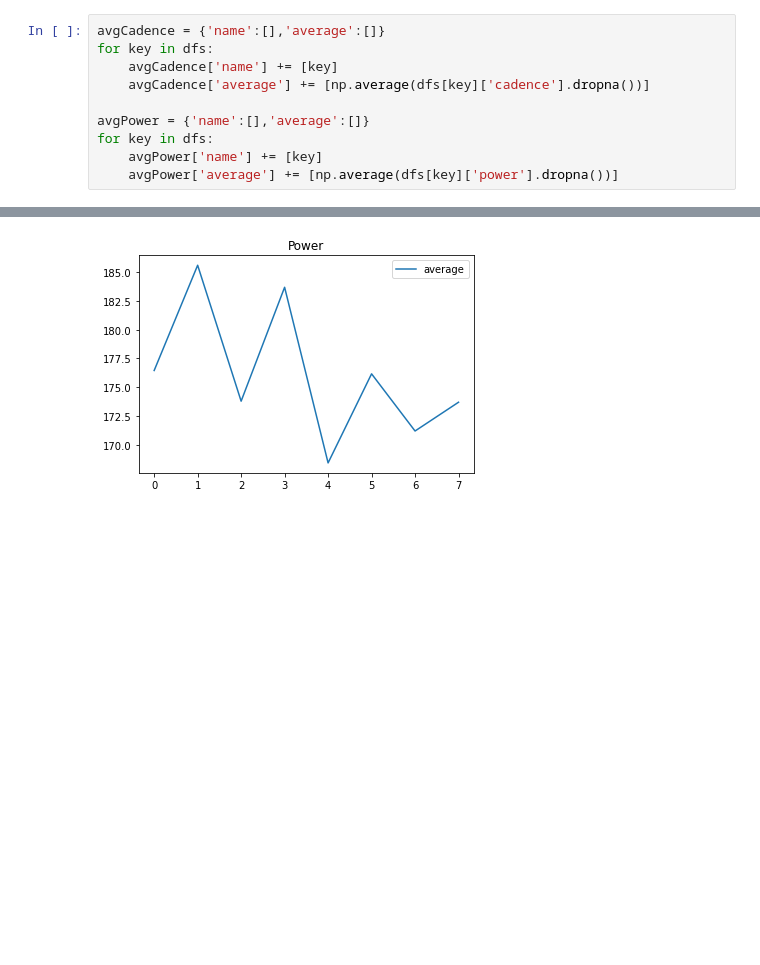
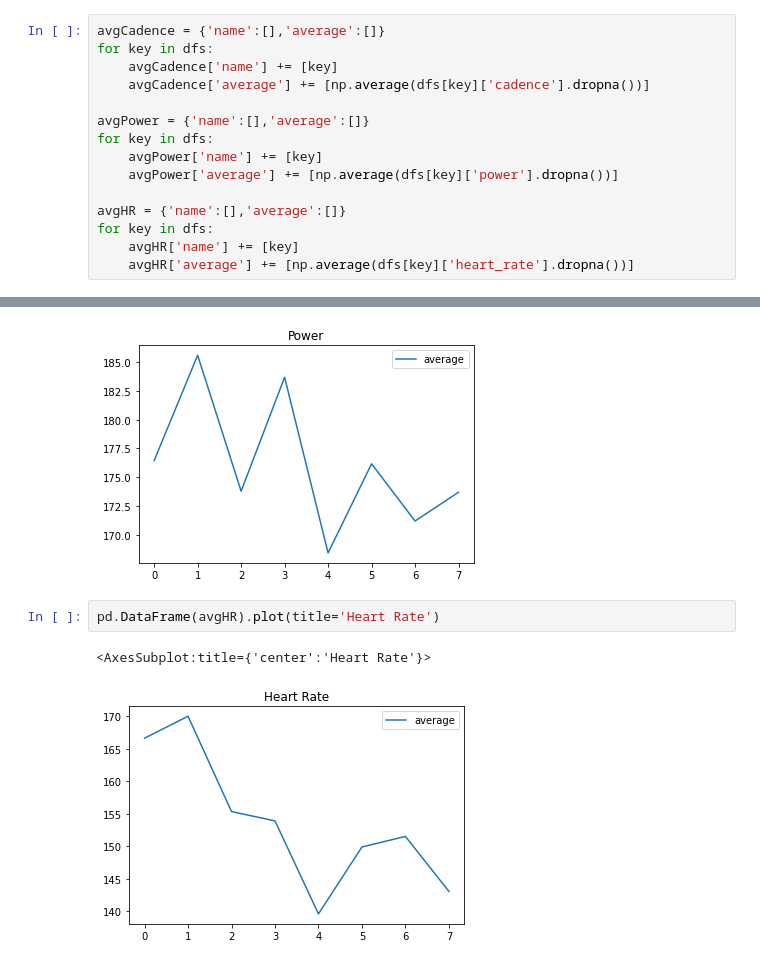
Before and after one commit to sameersegal/workout-analysis, a Jupyter notebook: TDZ - 2021.ipynb, the cells around one changed output, grey strips where cells are left out. Cells and saved outputs as stored; diff of their text form; blank space fills up the shorter version.

```diff
--- a/TDZ - 2021.ipynb
+++ b/TDZ - 2021.ipynb
@@ -295,6 +341,11 @@ avgPower = {'name':[],'average':[]}
 for key in dfs:
     avgPower['name'] += [key]
     avgPower['average'] += [np.average(dfs[key]['power'].dropna())]
+
+avgHR = {'name':[],'average':[]}
+for key in dfs:
+    avgHR['name'] += [key]
+    avgHR['average'] += [np.average(dfs[key]['heart_rate'].dropna())]
 # %%
 pd.DataFrame(avgCadence).plot(title='Cadence')
 # %% [output]
@@ -305,3 +356,8 @@ pd.DataFrame(avgPower).plot(title='Power')
 # %% [output]
 <AxesSubplot:title={'center':'Power'}>
 [figure]
+# %%
+pd.DataFrame(avgHR).plot(title='Heart Rate')
+# %% [output]
+<AxesSubplot:title={'center':'Heart Rate'}>
+[figure, added]
```
Also changed, not shown: parts of 5 cells of this notebook.
